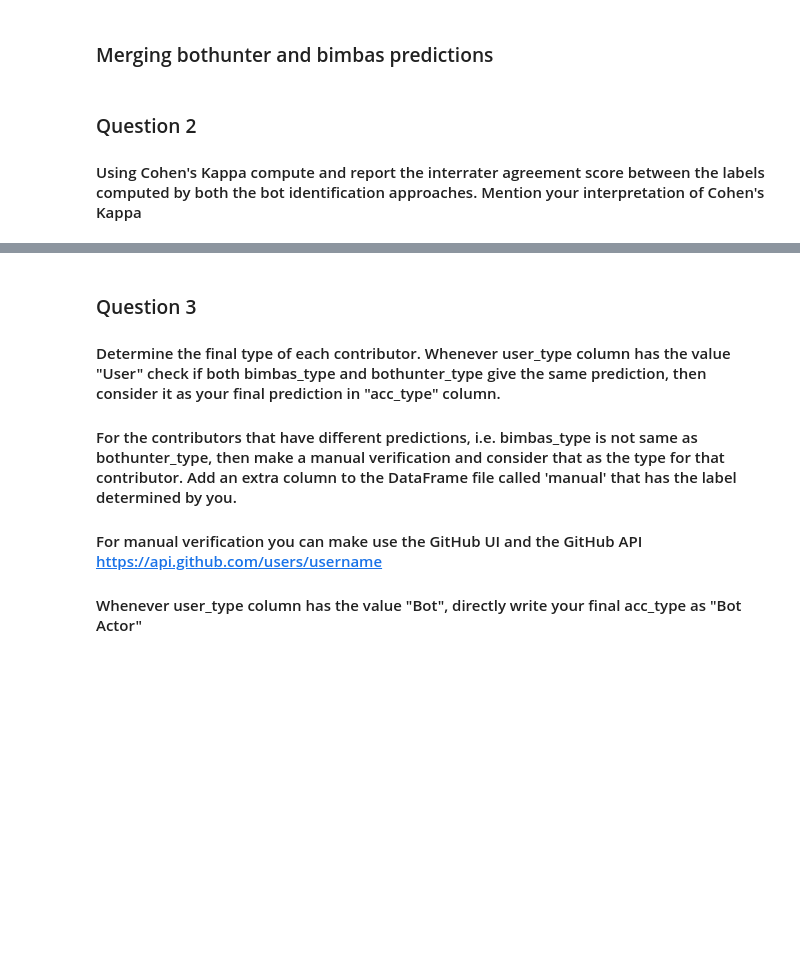
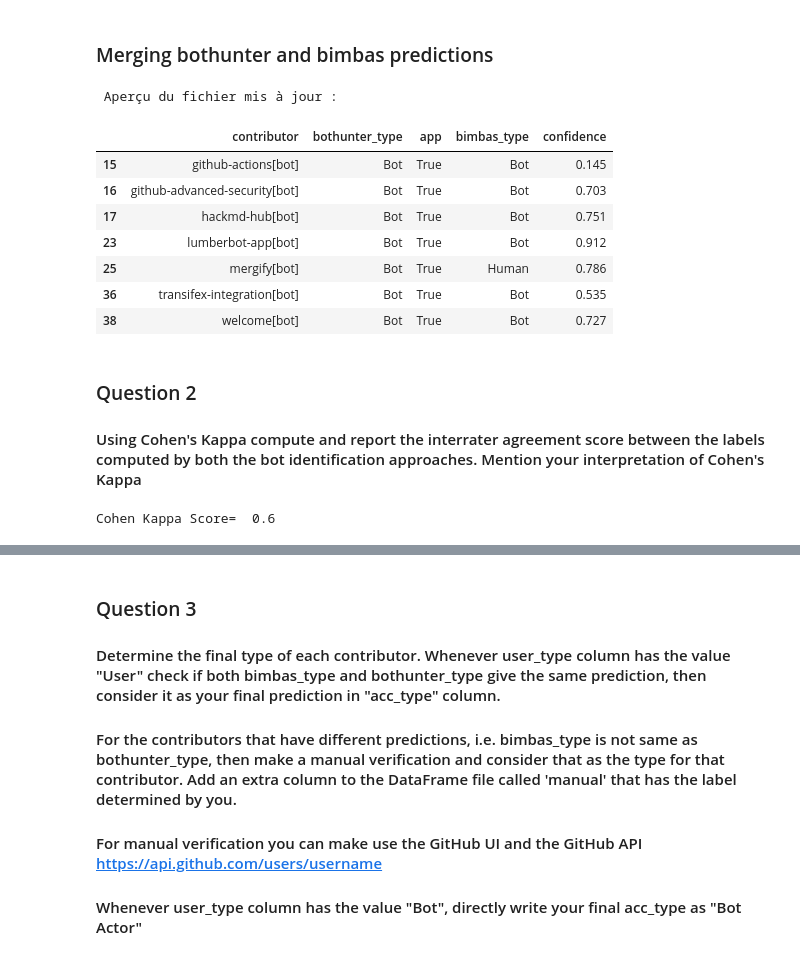
Before and after one commit to IngridOrnella/Software_Evolution_TP_bots, a Jupyter notebook: TP_bots_template.ipynb, the cells around one changed output, grey strips where cells are left out. Saved outputs shown, nothing was run; the diff lists cells and outputs as text; code cells hidden in the pictures; blank space fills up the shorter version.

Commit message:
compute the cohen Kappa score

```diff
--- a/TP_bots_template.ipynb
+++ b/TP_bots_template.ipynb
@@ -370,9 +369,33 @@ bimbas_predict
 # %%
 # Merge the predictions provided by BIMBAS to the resultant dataset of Section 3. This final DataFrame should have the following columns -
 # contributor, bothunter_type, user_type, bimbas_type, and confidence.
+
+merged_df_bim =pd.merge(merged_df, bimbas_predict, on='contributor')
+
+# Save the updated DataFrame back to CSV
+updated_csv_file2 = "updated_sample2.csv"
+merged_df_bim.to_csv(updated_csv_file2, index=False)
+
+print(" Aperçu du fichier mis à jour :")
+merged_df_bim[merged_df_bim["app"]==True]
+# %% [output]
+ Aperçu du fichier mis à jour :
+|  | contributor | bothunter_type | app | bimbas_type | confidence |
+| 15 | github-actions[bot] | Bot | True | Bot | 0.145 |
+| 16 | github-advanced-security[bot] | Bot | True | Bot | 0.703 |
+| 17 | hackmd-hub[bot] | Bot | True | Bot | 0.751 |
+| 23 | lumberbot-app[bot] | Bot | True | Bot | 0.912 |
+| 25 | mergify[bot] | Bot | True | Human | 0.786 |
+| 36 | transifex-integration[bot] | Bot | True | Bot | 0.535 |
+| 38 | welcome[bot] | Bot | True | Bot | 0.727 |
 # %% [markdown]
 ### Question 2
 #### Using Cohen's Kappa compute and report the interrater agreement score between the labels computed by both the bot identification approaches. Mention your interpretation of Cohen's Kappa
 # %%
 # Hint: use the cohen_kappa_score library
 # YOUR CODE BELOW
+ck = cohen_kappa_score(merged_df_bim.bothunter_type, merged_df_bim.bimbas_type)
+
+print(f'Cohen Kappa Score= ',ck)
+# %% [output]
+Cohen Kappa Score=  0.6
```
Also changed, not shown: parts of 2 cells of this notebook, 1 other file.
